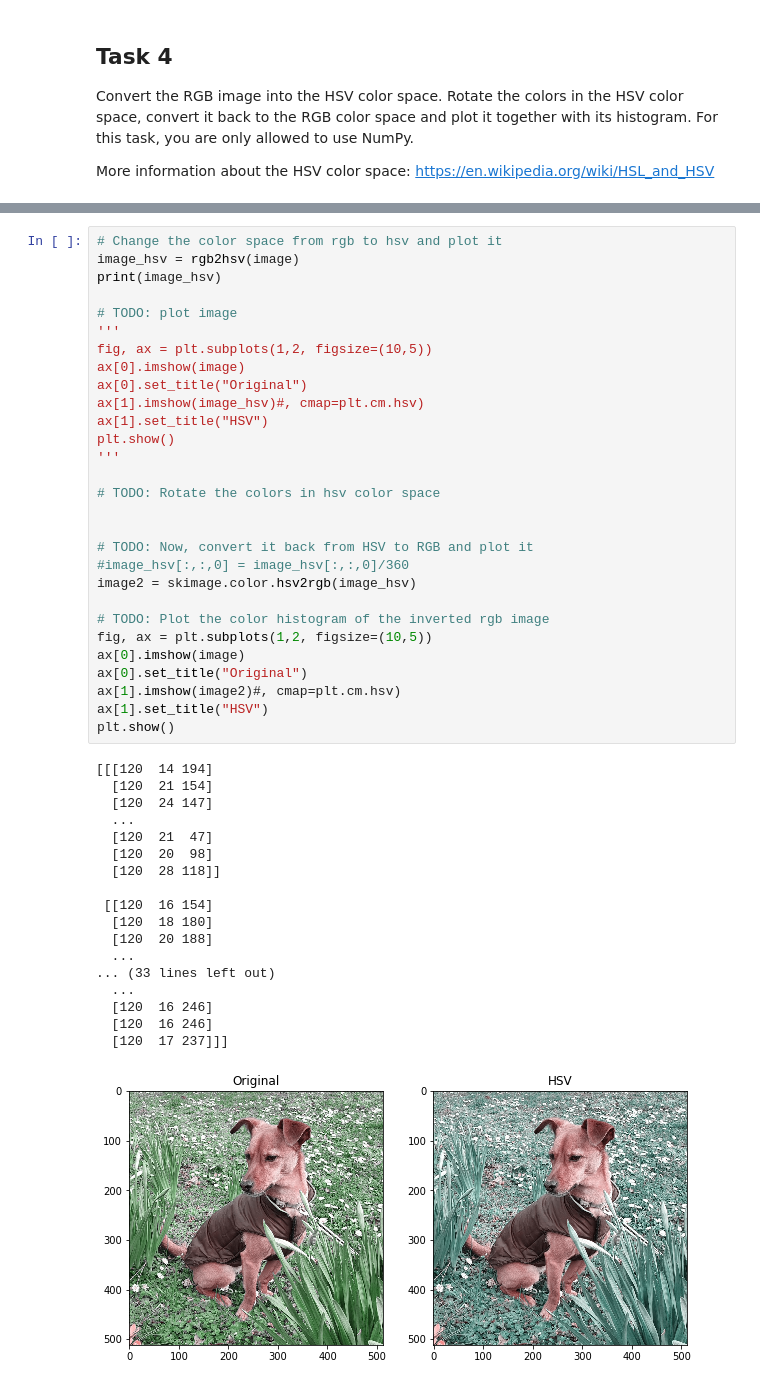
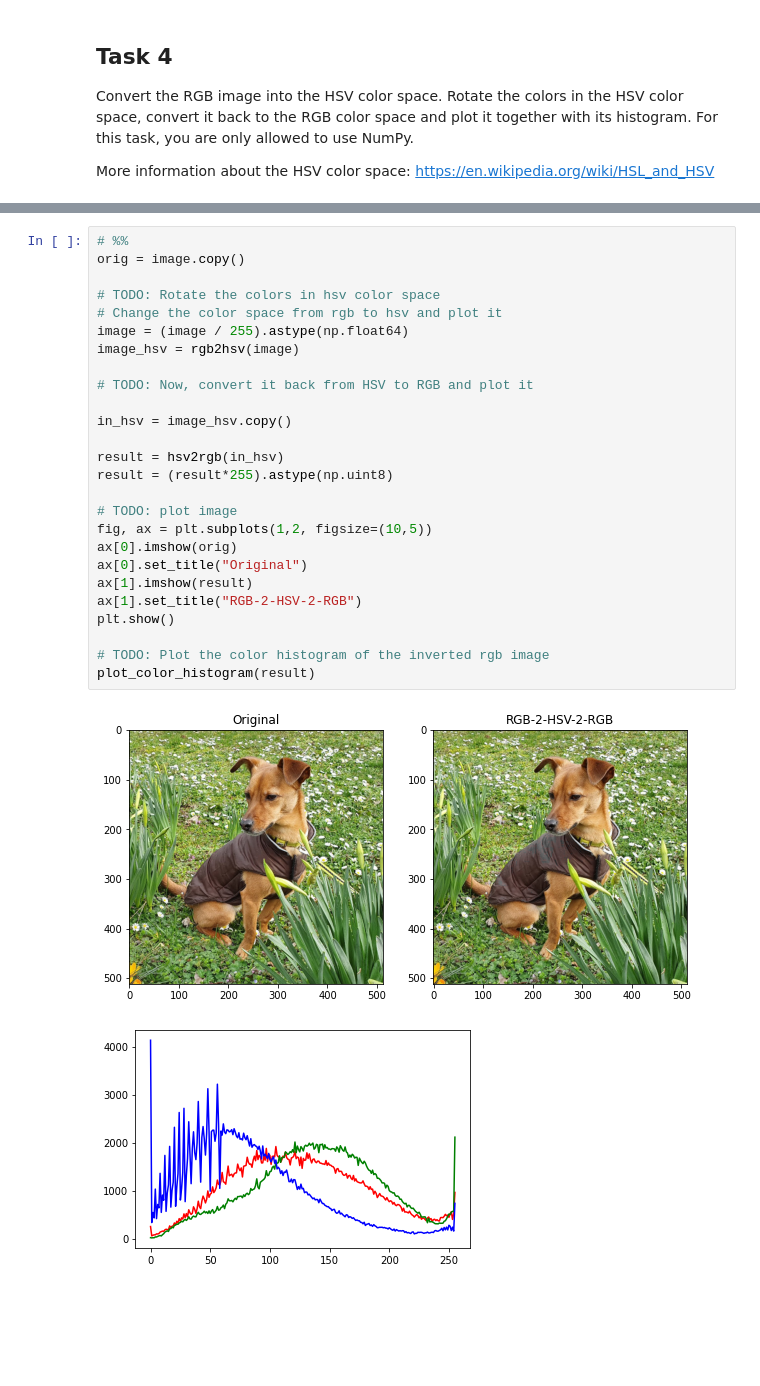
Before and after one commit to mrokuss/3dcv-students, a Jupyter notebook: 1.0-tl-scientific-python.ipynb, the cells around one changed output, grey strips where cells are left out. Cells and saved outputs as stored; diff of their text form; blank space fills up the shorter version.

```diff
--- a/1.0-tl-scientific-python.ipynb
+++ b/1.0-tl-scientific-python.ipynb
@@ -236,48 +270,29 @@ def hsv2rgb(image):
 # %%
+# %%
+orig = image.copy()
+
+# TODO: Rotate the colors in hsv color space
 # Change the color space from rgb to hsv and plot it
+image = (image / 255).astype(np.float64)
 image_hsv = rgb2hsv(image)
-print(image_hsv)
+
+# TODO: Now, convert it back from HSV to RGB and plot it
+
+in_hsv = image_hsv.copy()
+
+result = hsv2rgb(in_hsv)
+result = (result*255).astype(np.uint8)
 
 # TODO: plot image
-'''
 fig, ax = plt.subplots(1,2, figsize=(10,5))
-ax[0].imshow(image)
+ax[0].imshow(orig)
 ax[0].set_title("Original")
-ax[1].imshow(image_hsv)#, cmap=plt.cm.hsv)
-ax[1].set_title("HSV")
+ax[1].imshow(result)
+ax[1].set_title("RGB-2-HSV-2-RGB")
 plt.show()
-'''
-
-# TODO: Rotate the colors in hsv color space
-
-
-# TODO: Now, convert it back from HSV to RGB and plot it
-#image_hsv[:,:,0] = image_hsv[:,:,0]/360
-image2 = skimage.color.hsv2rgb(image_hsv)
 
 # TODO: Plot the color histogram of the inverted rgb image
-fig, ax = plt.subplots(1,2, figsize=(10,5))
-ax[0].imshow(image)
-ax[0].set_title("Original")
-ax[1].imshow(image2)#, cmap=plt.cm.hsv)
-ax[1].set_title("HSV")
-plt.show()
+plot_color_histogram(result)
 # %% [output]
-[[[120  14 194]
-  [120  21 154]
-  [120  24 147]
-  ...
-  [120  21  47]
-  [120  20  98]
-  [120  28 118]]
-
- [[120  16 154]
-  [120  18 180]
-  [120  20 188]
-  ...
-... (33 lines left out)
-  ...
-  [120  16 246]
-  [120  16 246]
-  [120  17 237]]]
-[figure, old version]
+[figure, new version]
+[figure, added]
```
Also changed, not shown: parts of 1 cell of this notebook, 1 other file.
